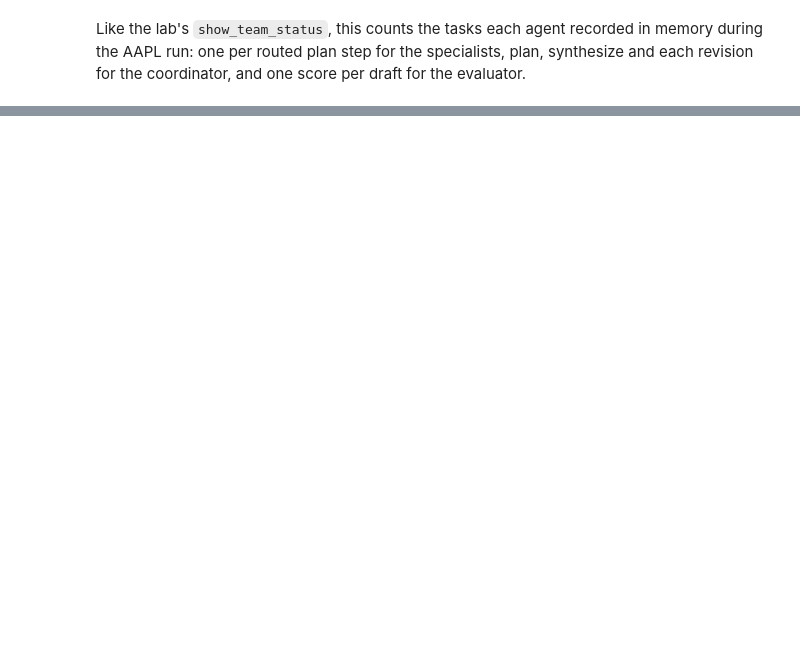
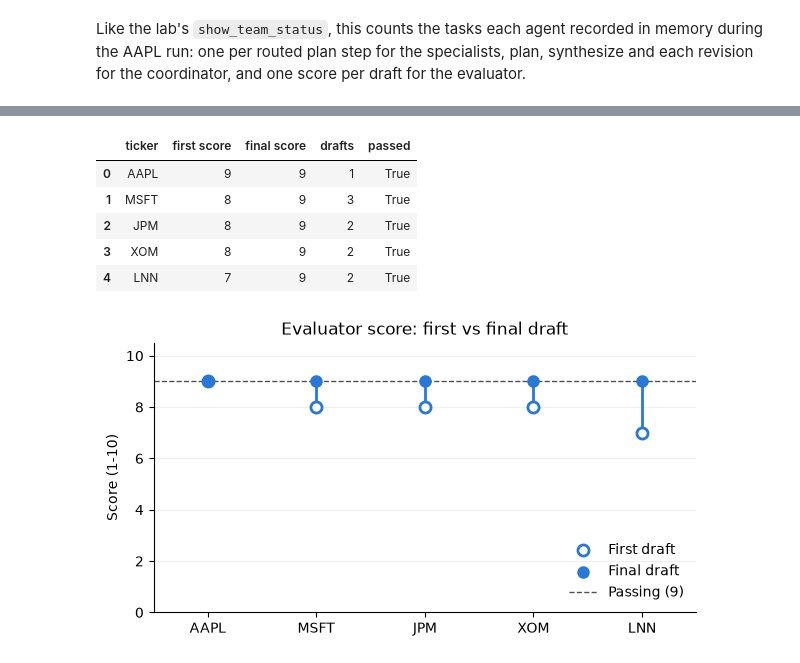
Before and after one commit to seanmcgowanx/multi-agent-financial-analyst, a Jupyter notebook: code_notebook.ipynb, the cells around one changed output, grey strips where cells are left out. Drawn from its saved outputs; the diff is of its cells as text; code cells hidden in the pictures; blank space fills up the shorter version.

```diff
--- a/code_notebook.ipynb
+++ b/code_notebook.ipynb
@@ -291,0 +313,5 @@ Scores across tickers/runs (visualization), what changed, limitations.
+# %%
+# JPM: a bank, so no gross margin. XOM: macro-sensitive. LNN: small cap with thin news coverage.
+runs = {"AAPL": result, "MSFT": second}
+for ticker in ("JPM", "XOM", "LNN"):
+    runs[ticker] = ResearchTeam().run(ticker)
@@ -291,0 +332,61 @@ Scores across tickers/runs (visualization), what changed, limitations.
+# %%
+summary = pd.DataFrame(
+    [
+        {
+            "ticker": ticker,
+            "first score": run["evaluations"][0]["score"],
+            "final score": run["evaluations"][-1]["score"],
+            "drafts": len(run["drafts"]),
+            "passed": run["evaluations"][-1]["score"] >= EVAL_THRESHOLD,
+        }
+        for ticker, run in runs.items()
+    ]
+)
+display(summary)
+
+# One line per ticker from first-draft score (hollow) to final score (filled).
+x = list(range(len(summary)))
+fig, ax = plt.subplots(figsize=(7, 3.5))
+ax.vlines(
+    x, summary["first score"], summary["final score"], color="#2a78d6", linewidth=2
+)
+ax.scatter(
+    x,
+    summary["first score"],
+    s=64,
+    facecolors="white",
+    edgecolors="#2a78d6",
+    linewidths=2,
+    zorder=3,
+    label="First draft",
+)
+ax.scatter(
+    x, summary["final score"], s=64, color="#2a78d6", zorder=3, label="Final draft"
+)
+ax.axhline(
+    EVAL_THRESHOLD,
+    color="#52514e",
+    linestyle="--",
+    linewidth=1,
+    label=f"Passing ({EVAL_THRESHOLD})",
+)
+ax.set(
+    title="Evaluator score: first vs final draft",
+    xticks=x,
+    xticklabels=summary["ticker"],
+    xlim=(-0.5, len(x) - 0.5),
+    ylabel="Score (1-10)",
+    ylim=(0, 10.5),
+)
+ax.spines[["top", "right"]].set_visible(False)
+ax.grid(axis="y", alpha=0.2)
+ax.legend(loc="lower right", frameon=False)
+plt.show()
+# %% [output]
+|  | ticker | first score | final score | drafts | passed |
+| 0 | AAPL | 9 | 9 | 1 | True |
+| 1 | MSFT | 8 | 9 | 3 | True |
+| 2 | JPM | 8 | 9 | 2 | True |
+| 3 | XOM | 8 | 9 | 2 | True |
+| 4 | LNN | 7 | 9 | 2 | True |
+[figure, added]
```
Also changed, not shown: parts of 18 cells of this notebook, 1 other file.
